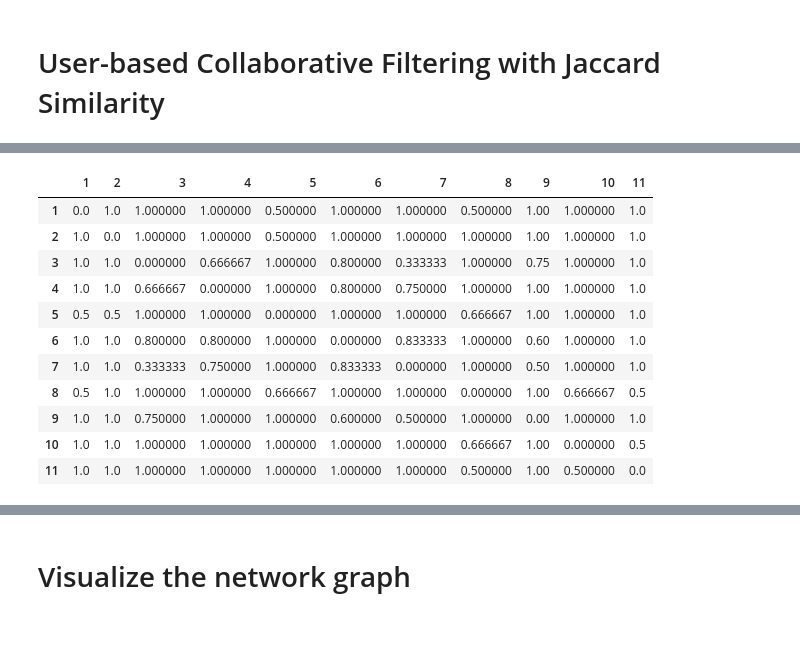
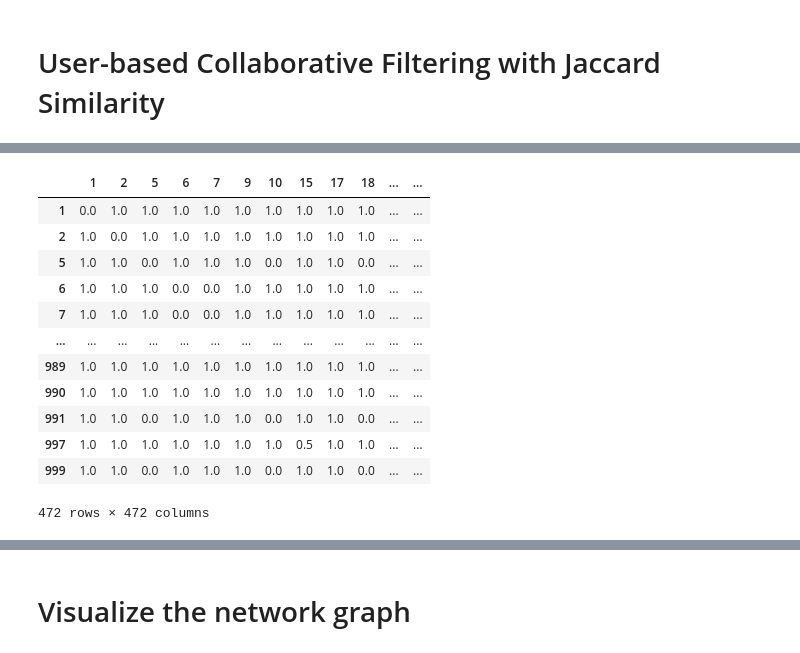
Before and after one commit to IamMrandrew/recommender-system-collaborative-filtering, a Jupyter notebook: RecommenderSystemCollaborativeFiltering.ipynb, the cells around one changed output, grey strips where cells are left out. Cells and saved outputs as stored; diff of their text form; code cells hidden in the pictures.

```diff
--- a/RecommenderSystemCollaborativeFiltering.ipynb
+++ b/RecommenderSystemCollaborativeFiltering.ipynb
@@ -99,4 +159,5 @@ train_user_ratings = train_user_ratings.drop(columns=["Gender", "Name"])
 # %%
-user_ratings = train_user_ratings.pivot_table(index=["UserID"], columns=["ProfileID"], values=["Rating"])
-user_ratings.head()
+# Create pivot table with test data fill with 0
+train_user_ratings_pivot = pd.concat([train_user_ratings, test_user_ratings.assign(Rating=0)]).pivot_table(index=["UserID"], columns=["ProfileID"], values=["Rating"])
+train_user_ratings_pivot.head()
 # %% [output]
@@ -111,6 +173,6 @@ user_ratings.head()
 # %% [markdown]
 So here, we fill all NaN to 0.
 # %%
-user_ratings = user_ratings.fillna(0)
-user_ratings.head()
+train_user_ratings_pivot = train_user_ratings_pivot.fillna(0)
+train_user_ratings_pivot.head()
 # %% [output]
@@ -125,14 +188,14 @@ user_ratings.head()
 # %%
 # Clear pivot table structure to extra index and columns
 
-user_ratings_df = user_ratings.copy()
+train_user_ratings_df = train_user_ratings_pivot.copy()
 
-user_ratings_df.columns = user_ratings.columns.droplevel(0)
-user_ratings_df.name = None
-user_ratings_df = user_ratings_df.reset_index()
-user_ratings_df.index = user_ratings_df["UserID"]
-user_ratings_df.index.name = "UserID"
-user_ratings_df.drop("UserID", axis="columns", inplace=True)
+train_user_ratings_df.columns = train_user_ratings_df.columns.droplevel(0)
+train_user_ratings_df.name = None
+train_user_ratings_df = train_user_ratings_df.reset_index()
+train_user_ratings_df.index = train_user_ratings_df["UserID"]
+train_user_ratings_df.index.name = "UserID"
+train_user_ratings_df.drop("UserID", axis="columns", inplace=True)
 
-user_ratings_df
+train_user_ratings_df
 # %% [output]
@@ -378,4 +471,6 @@ Recommended profiles for User Emma:
 # %%
 # Keep the ratings in binary values only
 user_ratings_df = user_ratings_df.replace(-1, 0)
+train_user_ratings_df = train_user_ratings_df.replace(-1, 0)
+train_user_ratings = train_user_ratings.replace(-1, 0)
 test_user_ratings = test_user_ratings.replace(-1, 0)
@@ -398,22 +494,23 @@ user_ratings_df
 # %%
 import scipy.spatial
 
-jaccard = scipy.spatial.distance.cdist(user_ratings_df, user_ratings_df, metric="jaccard")
-sim_users_distance_df = pd.DataFrame(jaccard, index=user_ratings_df.index.values, columns=user_ratings_df.index.values)
+jaccard = scipy.spatial.distance.cdist(train_user_ratings_df, train_user_ratings_df, metric="jaccard")
+sim_users_distance_df = pd.DataFrame(jaccard, index=train_user_ratings_df.index.values, columns=train_user_ratings_df.index.values)
 sim_users_distance_df
 # %% [output]
-|  | 1 | 2 | 3 | 4 | 5 | 6 | 7 | 8 | 9 | 10 | 11 |
-| 1 | 0.0 | 1.0 | 1.000000 | 1.000000 | 0.500000 | 1.000000 | 1.000000 | 0.500000 | 1.00 | 1.000000 | 1.0 |
-| 2 | 1.0 | 0.0 | 1.000000 | 1.000000 | 0.500000 | 1.000000 | 1.000000 | 1.000000 | 1.00 | 1.000000 | 1.0 |
-| 3 | 1.0 | 1.0 | 0.000000 | 0.666667 | 1.000000 | 0.800000 | 0.333333 | 1.000000 | 0.75 | 1.000000 | 1.0 |
-| 4 | 1.0 | 1.0 | 0.666667 | 0.000000 | 1.000000 | 0.800000 | 0.750000 | 1.000000 | 1.00 | 1.000000 | 1.0 |
-| 5 | 0.5 | 0.5 | 1.000000 | 1.000000 | 0.000000 | 1.000000 | 1.000000 | 0.666667 | 1.00 | 1.000000 | 1.0 |
-| 6 | 1.0 | 1.0 | 0.800000 | 0.800000 | 1.000000 | 0.000000 | 0.833333 | 1.000000 | 0.60 | 1.000000 | 1.0 |
-| 7 | 1.0 | 1.0 | 0.333333 | 0.750000 | 1.000000 | 0.833333 | 0.000000 | 1.000000 | 0.50 | 1.000000 | 1.0 |
-| 8 | 0.5 | 1.0 | 1.000000 | 1.000000 | 0.666667 | 1.000000 | 1.000000 | 0.000000 | 1.00 | 0.666667 | 0.5 |
-| 9 | 1.0 | 1.0 | 0.750000 | 1.000000 | 1.000000 | 0.600000 | 0.500000 | 1.000000 | 0.00 | 1.000000 | 1.0 |
-| 10 | 1.0 | 1.0 | 1.000000 | 1.000000 | 1.000000 | 1.000000 | 1.000000 | 0.666667 | 1.00 | 0.000000 | 0.5 |
-| 11 | 1.0 | 1.0 | 1.000000 | 1.000000 | 1.000000 | 1.000000 | 1.000000 | 0.500000 | 1.00 | 0.500000 | 0.0 |
+|  | 1 | 2 | 5 | 6 | 7 | 9 | 10 | 15 | 17 | 18 | ... | ... |
+| 1 | 0.0 | 1.0 | 1.0 | 1.0 | 1.0 | 1.0 | 1.0 | 1.0 | 1.0 | 1.0 | ... | ... |
+| 2 | 1.0 | 0.0 | 1.0 | 1.0 | 1.0 | 1.0 | 1.0 | 1.0 | 1.0 | 1.0 | ... | ... |
+| 5 | 1.0 | 1.0 | 0.0 | 1.0 | 1.0 | 1.0 | 0.0 | 1.0 | 1.0 | 0.0 | ... | ... |
+| 6 | 1.0 | 1.0 | 1.0 | 0.0 | 0.0 | 1.0 | 1.0 | 1.0 | 1.0 | 1.0 | ... | ... |
+| 7 | 1.0 | 1.0 | 1.0 | 0.0 | 0.0 | 1.0 | 1.0 | 1.0 | 1.0 | 1.0 | ... | ... |
+| ... | ... | ... | ... | ... | ... | ... | ... | ... | ... | ... | ... | ... |
+| 989 | 1.0 | 1.0 | 1.0 | 1.0 | 1.0 | 1.0 | 1.0 | 1.0 | 1.0 | 1.0 | ... | ... |
+| 990 | 1.0 | 1.0 | 1.0 | 1.0 | 1.0 | 1.0 | 1.0 | 1.0 | 1.0 | 1.0 | ... | ... |
+| 991 | 1.0 | 1.0 | 0.0 | 1.0 | 1.0 | 1.0 | 0.0 | 1.0 | 1.0 | 0.0 | ... | ... |
+| 997 | 1.0 | 1.0 | 1.0 | 1.0 | 1.0 | 1.0 | 1.0 | 0.5 | 1.0 | 1.0 | ... | ... |
+| 999 | 1.0 | 1.0 | 0.0 | 1.0 | 1.0 | 1.0 | 0.0 | 1.0 | 1.0 | 0.0 | ... | ... |
+472 rows × 472 columns
 # %%
 # Find nearest users with Jaccard distance
 
```
Also changed, not shown: parts of 38 cells of this notebook.
